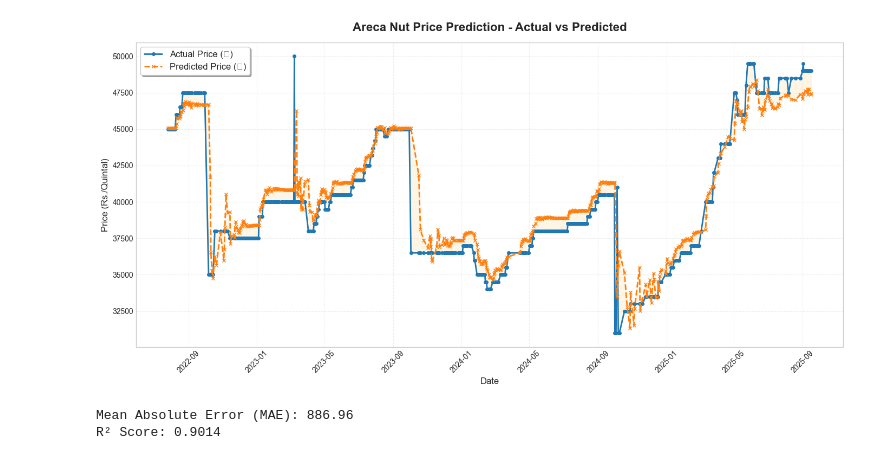
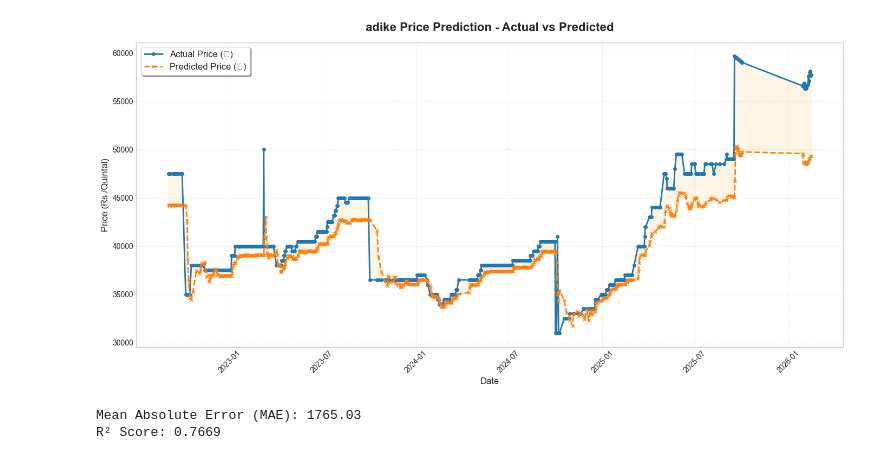
Before and after one commit to MAdityaRao/arecanut_rnn, a Jupyter notebook: rnn_adike.ipynb, the cells around one changed output. Saved outputs shown, nothing was run; the diff lists cells and outputs as text; code cells hidden in the pictures.

```diff
--- a/rnn_adike.ipynb
+++ b/rnn_adike.ipynb
@@ -1,17 +1,15 @@
 # %%
-
 import pandas as pd
 import numpy as np
 from sklearn.preprocessing import MinMaxScaler
 from keras.models import Sequential
-from keras.layers import SimpleRNN, Dense
+from keras.layers import SimpleRNN, Dense, Dropout
 import joblib
 
 # --- 1. Load and Prepare Data ---
 df = pd.read_csv("arecanut.csv")
 df['Price Date'] = pd.to_datetime(df['Price Date'])
 df.sort_values('Price Date', inplace=True)
-
 price_data = df[['Max Price (Rs./Quintal)']].values
 
 # --- 2. Scale the Data ---
@@ -21,7 +19,6 @@ scaled_data = scaler.fit_transform(price_data)
 # --- 3. Create Sequences ---
 SEQUENCE_LENGTH = 30
 train_size = int(len(scaled_data) * 0.8)
-
 train_data = scaled_data[:train_size]
 test_data = scaled_data[train_size - SEQUENCE_LENGTH:]
 
@@ -40,24 +37,45 @@ for i in range(SEQUENCE_LENGTH, len(test_data)):
 X_train, y_train = np.array(X_train), np.array(y_train)
 X_test, y_test = np.array(X_test), np.array(y_test)
 
-# Reshape for LSTM
+# Reshape for RNN
 X_train = np.reshape(X_train, (X_train.shape[0], X_train.shape[1], 1))
 X_test = np.reshape(X_test, (X_test.shape[0], X_test.shape[1], 1))
 
-# --- 4. Build and Train the LSTM Model ---
+print(f"Training samples: {X_train.shape[0]}")
+print(f"Testing samples: {X_test.shape[0]}")
+
+# --- 4. Build and Train the RNN Model ---
 model = Sequential([
     SimpleRNN(50, return_sequences=True, input_shape=(X_train.shape[1], 1)),
+    Dropout(0.2),
     SimpleRNN(50, return_sequences=False),
+    Dropout(0.2),
+    Dense(25, activation='relu'),
     Dense(1)
 ])
 
-model.compile(optimizer='adam', loss='mean_squared_error')
-model.fit(X_train, y_train, epochs=100, batch_size=32, verbose=1)
+model.compile(optimizer='adam', loss='mean_squared_error', metrics=['mae'])
 
+print("\nTraining RNN Model")
+history = model.fit(X_train, y_train,
+                    epochs=100,
+                    batch_size=32,
+                    verbose=1,
+                    validation_data=(X_test, y_test))
 
-# --- 5. Save Model, Scaler, and Test Data ---
+# --- 5. Evaluate Model ---
+train_loss, train_mae = model.evaluate(X_train, y_train, verbose=0)
+test_loss, test_mae = model.evaluate(X_test, y_test, verbose=0)
+
+print(f"\n--- Model Performance ---")
+print(f"Train Loss: {train_loss:.4f}, Train MAE: {train_mae:.4f}")
+print(f"Test Loss: {test_loss:.4f}, Test MAE: {test_mae:.4f}")
+
+# --- 6. Save Model, Scaler, and Test Data ---
 model.save('model_adike.h5')
 joblib.dump(scaler, 'scaler_adike.gz')
+
+print("\n--- Files Saved ---")
 print("Model saved as 'model_adike.h5'")
 print("Scaler saved as 'scaler_adike.gz'")
 # %% [output]
@@ -85,6 +116,7 @@ import joblib
 import matplotlib.pyplot as plt
 from tensorflow.keras.models import load_model
 from sklearn.metrics import mean_absolute_error, r2_score
+df=pd.read_csv("arecanut.csv")
 df['Price Date'] = pd.to_datetime(df['Price Date'])
 
 # --- 2. Predict ---
@@ -105,7 +137,7 @@ plt.plot(test_dates, y_test_inv, marker='o', markersize=4, color='#1f77b4', line
 plt.plot(test_dates, y_pred_inv, marker='x', markersize=4, color='#ff7f0e', linestyle='--', linewidth=2, label='Predicted Price (₹)')
 plt.fill_between(test_dates, y_test_inv.ravel(), y_pred_inv.ravel(), color='orange', alpha=0.1)
 
-plt.title('Areca Nut Price Prediction - Actual vs Predicted', fontsize=16, fontweight='bold', pad=15)
+plt.title('adike Price Prediction - Actual vs Predicted', fontsize=16, fontweight='bold', pad=15)
 plt.xlabel('Date', fontsize=12)
 plt.ylabel('Price (Rs./Quintal)', fontsize=12)
 plt.xticks(rotation=45)
@@ -125,3 +157,3 @@ print(f"R² Score: {r2:.4f}")
-[figure, old version]
+[figure, new version]
-Mean Absolute Error (MAE): 886.96
-R² Score: 0.9014
+Mean Absolute Error (MAE): 1765.03
+R² Score: 0.7669
```
Also changed, not shown: parts of 2 cells of this notebook, 16 other files.
